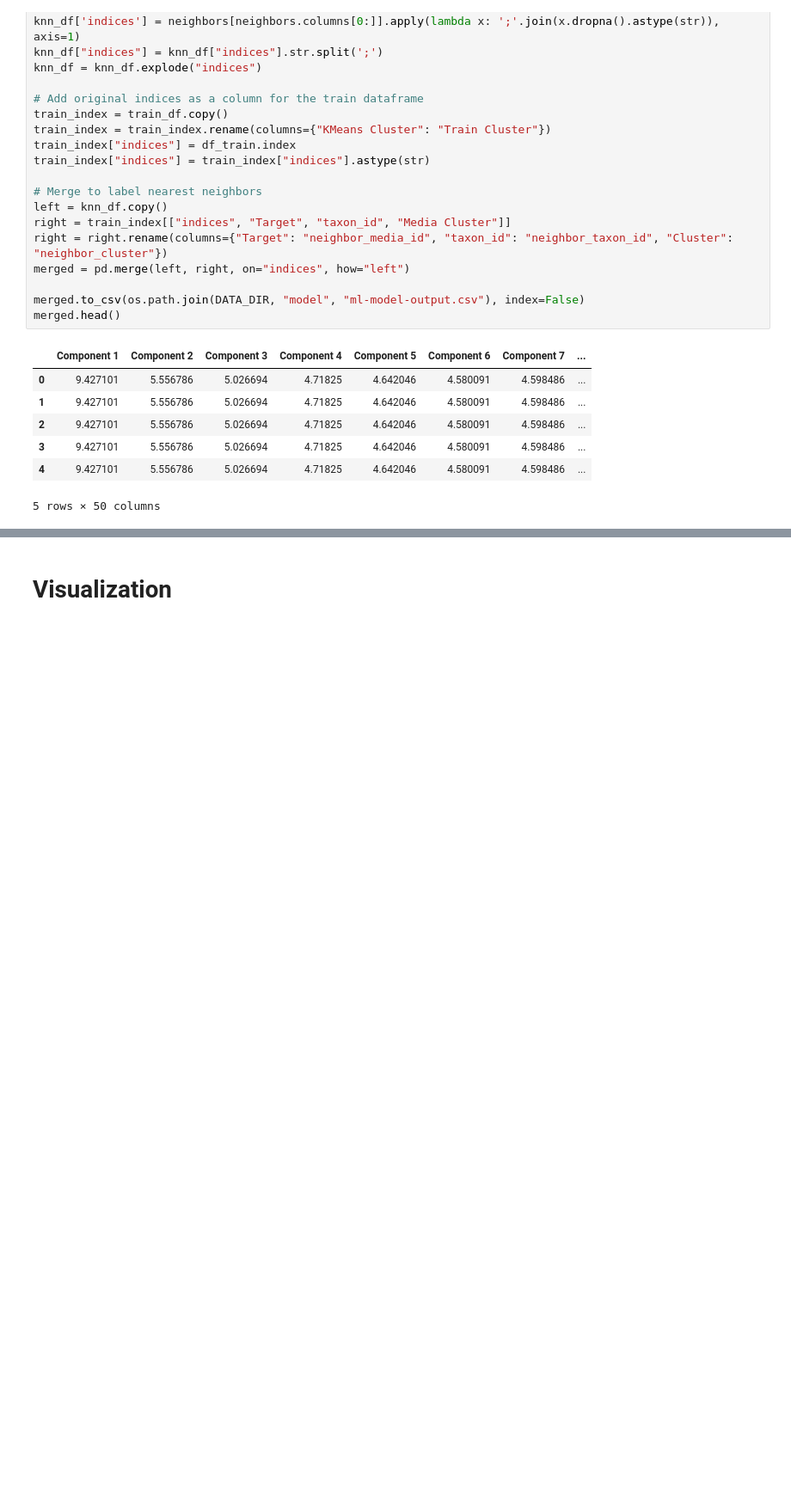
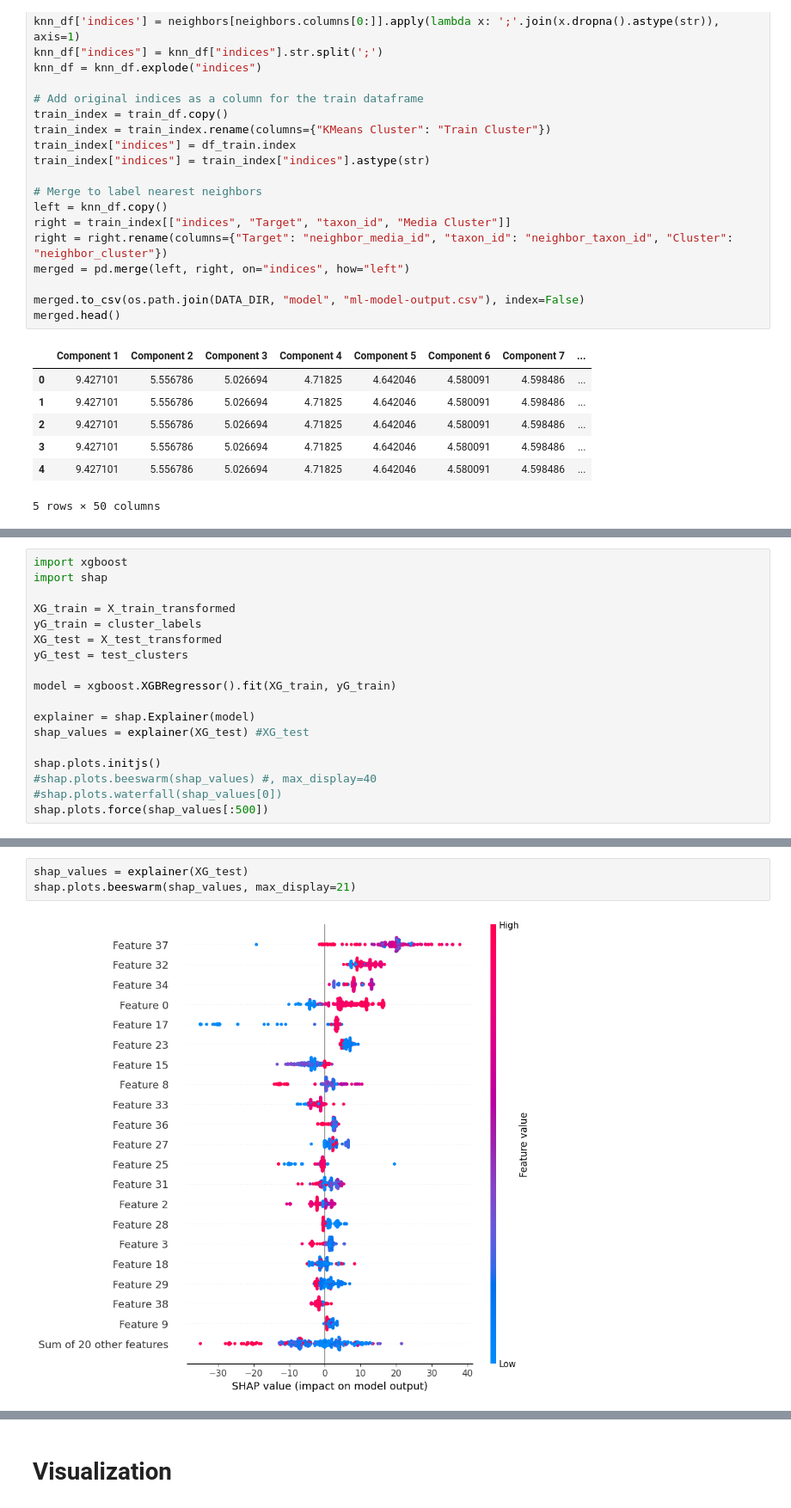
Before and after one commit to giovannellilab/media-prediction, a Jupyter notebook: notebooks/05-Model-Test.ipynb, the cells around one changed output, grey strips where cells are left out. Shown at 86% size. Drawn from its saved outputs; the diff is of its cells as text; blank space fills up the shorter version.

Commit message:
Add feature importance

```diff
--- a/notebooks/05-Model-Test.ipynb
+++ b/notebooks/05-Model-Test.ipynb
@@ -339,0 +342,18 @@ merged.head()
+# %%
+import xgboost
+import shap
+
+XG_train = X_train_transformed
+yG_train = cluster_labels
+XG_test = X_test_transformed
+yG_test = test_clusters
+
+model = xgboost.XGBRegressor().fit(XG_train, yG_train)
+
+explainer = shap.Explainer(model)
+shap_values = explainer(XG_test) #XG_test
+
+shap.plots.initjs()
+#shap.plots.beeswarm(shap_values) #, max_display=40
+#shap.plots.waterfall(shap_values[0])
+shap.plots.force(shap_values[:500])
@@ -339,0 +368,5 @@ merged.head()
+# %%
+shap_values = explainer(XG_test)
+shap.plots.beeswarm(shap_values, max_display=21)
+# %% [output]
+[figure, added]
```
Also changed, not shown: parts of 7 cells of this notebook.
